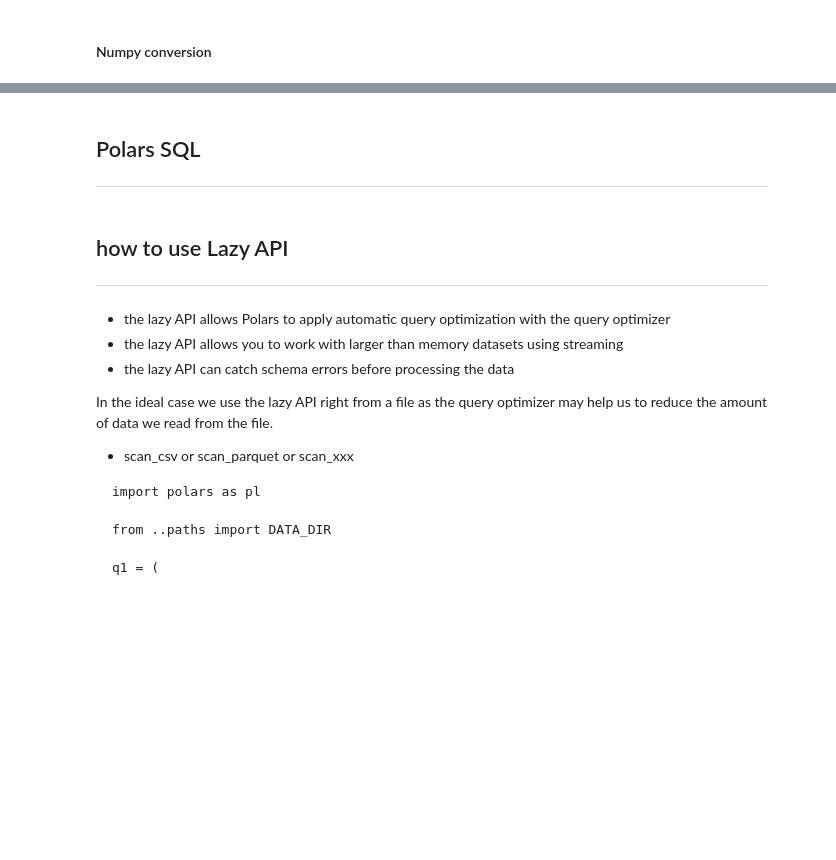
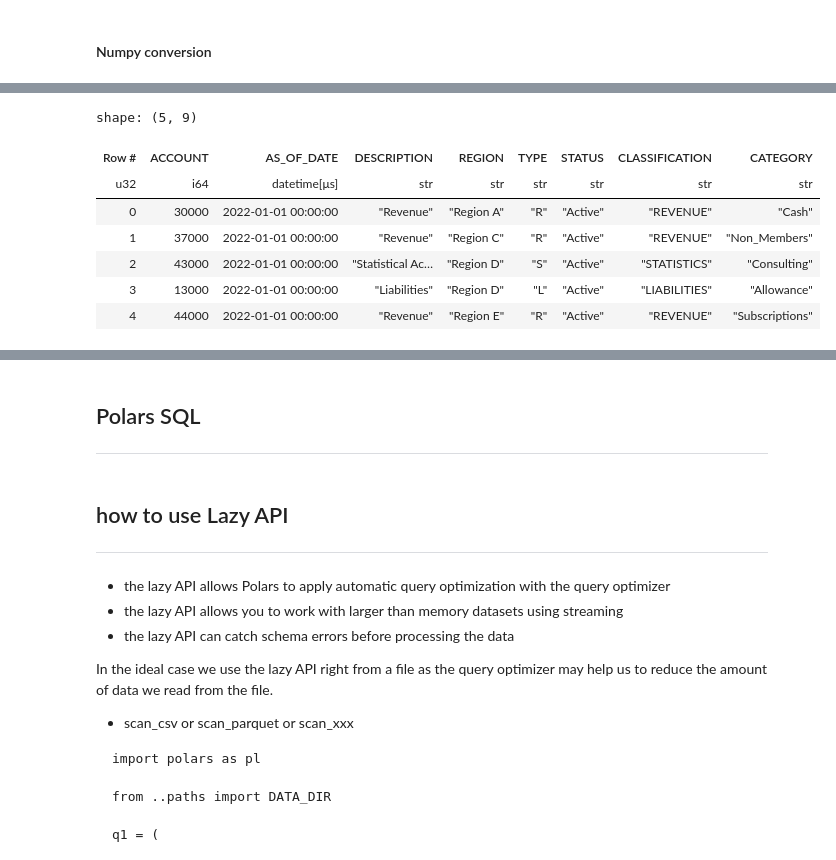
Before and after one commit to AmitXShukla/RPA, a Jupyter notebook: notebooks/Python - Polars dataframe complete user guide.ipynb, the cells around one changed output, grey strips where cells are left out. Drawn from its saved outputs; the diff is of its cells as text; code cells hidden in the pictures; blank space fills up the shorter version.

```diff
--- a/notebooks/Python - Polars dataframe complete user guide.ipynb
+++ b/notebooks/Python - Polars dataframe complete user guide.ipynb
@@ -1839,0 +2756,39 @@ shape: (15, 3)
+# %%
+########################
+## ACCOUNTS DataFrame ##
+########################
+import random
+from datetime import datetime
+
+accounts = pl.DataFrame({
+    "ACCOUNT":  list(range(10000, 45000, 1000)),
+    "AS_OF_DATE" : datetime(2022, 1, 1),
+    "DESCRIPTION" : ["Operating Expenses","Non Operating Expenses","Assets",
+                     "Liabilities","Net worth accounts", "Statistical Accounts",
+                     "Revenue"] * 5,
+    "REGION": ["Region A","Region B","Region C","Region D", "Region E"] * 7,
+    "TYPE" : ["E","E","A","L","N","S","R"] * 5,
+    "STATUS" : "Active",
+    "CLASSIFICATION" : ["OPERATING_EXPENSES","NON-OPERATING_EXPENSES",
+                        "ASSETS","LIABILITIES","NET_WORTH","STATISTICS",
+                        "REVENUE"] * 5,
+    "CATEGORY" : [
+       		"Travel","Payroll","non-Payroll","Allowance","Cash",
+       		"Facility","Supply","Services","Investment","Misc.",
+       		"Depreciation","Gain","Service","Retired","Fault.",
+       		"Receipt","Accrual","Return","Credit","ROI",
+       		"Cash","Funds","Invest","Transfer","Roll-over",
+       		"FTE","Members","Non_Members","Temp","Contractors",
+       		"Sales","Merchant","Service","Consulting","Subscriptions"
+       	],
+})
+accounts.sample(5).with_row_count("Row #")
+# %% [output]
+shape: (5, 9)
+| Row # | ACCOUNT | AS_OF_DATE | DESCRIPTION | REGION | TYPE | STATUS | CLASSIFICATION | CATEGORY |
+| u32 | i64 | datetime[μs] | str | str | str | str | str | str |
+| 0 | 30000 | 2022-01-01 00:00:00 | "Revenue" | "Region A" | "R" | "Active" | "REVENUE" | "Cash" |
+| 1 | 37000 | 2022-01-01 00:00:00 | "Revenue" | "Region C" | "R" | "Active" | "REVENUE" | "Non_Members" |
+| 2 | 43000 | 2022-01-01 00:00:00 | "Statistical Ac… | "Region D" | "S" | "Active" | "STATISTICS" | "Consulting" |
+| 3 | 13000 | 2022-01-01 00:00:00 | "Liabilities" | "Region D" | "L" | "Active" | "LIABILITIES" | "Allowance" |
+| 4 | 44000 | 2022-01-01 00:00:00 | "Revenue" | "Region E" | "R" | "Active" | "REVENUE" | "Subscriptions" |
```
Also changed, not shown: parts of 102 cells of this notebook, 7 other files.
